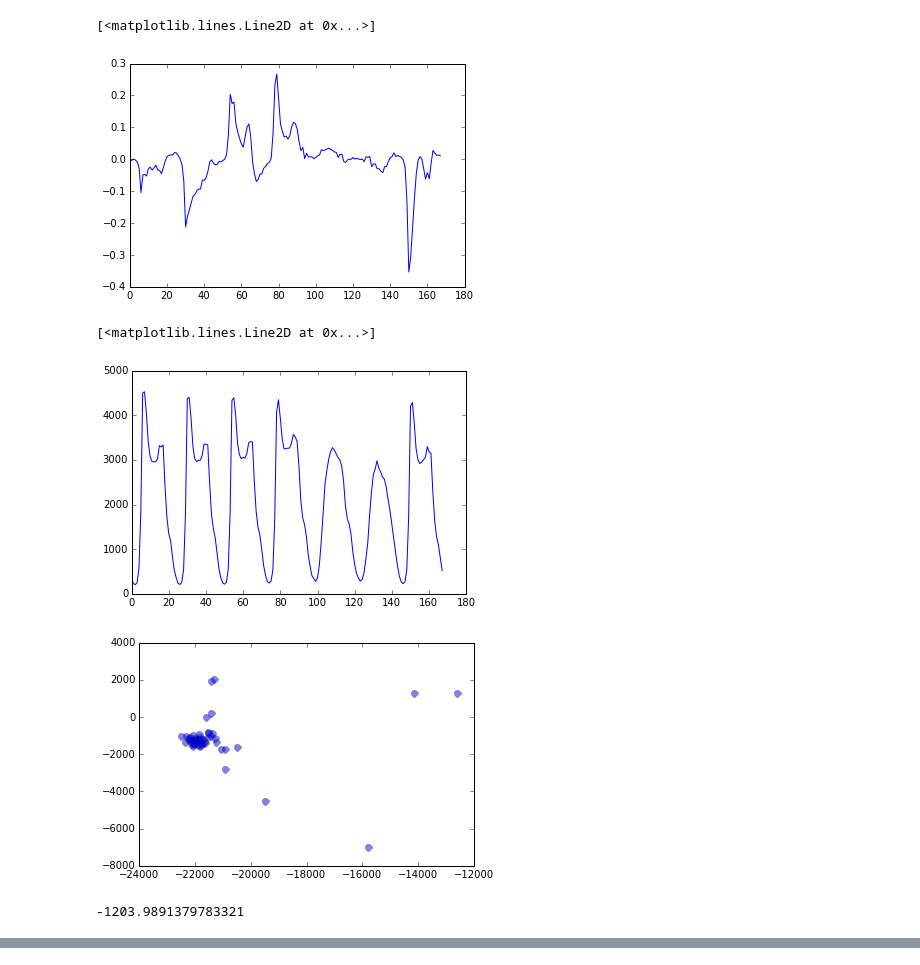
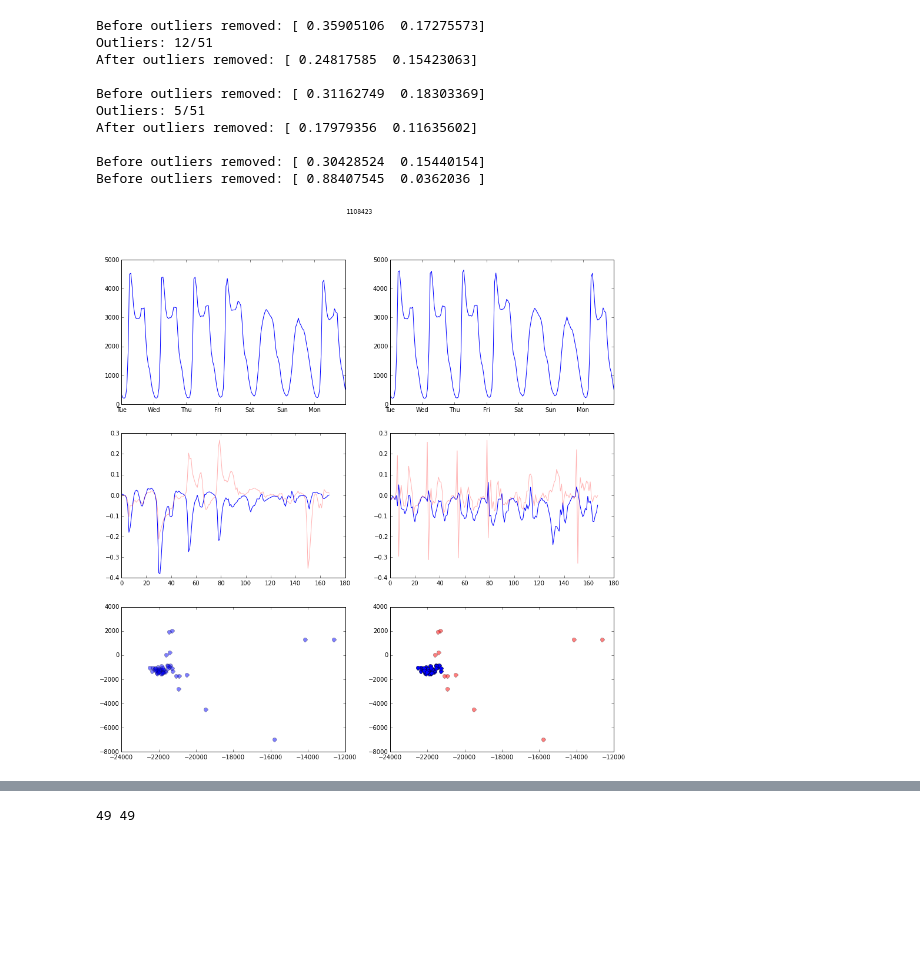
Before and after one commit to yoavfreund/BuildingSensorsCompression, a Jupyter notebook: Traffic data PCA.ipynb, the cells around one changed output, grey strips where cells are left out. Drawn from its saved outputs; the diff is of its cells as text; code cells hidden in the pictures; blank space fills up the shorter version.

Commit message:
more PCA analytics on traffic data

```diff
--- a/Traffic data PCA.ipynb
+++ b/Traffic data PCA.ipynb
@@ -0,0 +53,7 @@
+# %%
+stations = {}
+for station in stations_info.split('\n')[1:-1]:
+    station_id, info = station.split('\t')
+    district, route, direction, linetype = info.split('#')
+    stations[station_id] = (district, route, direction, linetype)
+print stations.items()[:3]
@@ -52,24 +113,23 @@ def count_wday(sd):
     print count
 
 def get_vectors(station):
+    def vectors_fillna(vectors):
+        average = np.nanmean(vectors, axis=0)
+        for i in range(len(vectors)):
+            for j in range(len(vectors[i])):
+                if isnan(vectors[i][j]):
+                    vectors[i][j] = average[j]
+        return vectors
+
     vectors = []
     p = data[station]
     for k in range(0, len(p), 7*24):
         if k + 7*24 <= len(p):
             vectors.append([(b) for a, b in p[k:k+7*24]])
+
+    days = []
+    for k in range(7*24):
+        days.append(p[k][0])
     # Monday is 0 and Sunday is 6
-    print p[0][0].weekday()
-    return np.array(vectors)
-
-def vectors_fillna(vectors):
-    average = np.nanmean(vectors, axis=0)
-    for i in range(len(vectors)):
-        for j in range(len(vectors[i])):
-            if isnan(vectors[i][j]):
-                vectors[i][j] = average[j]
-    return vectors
+    result = np.array(vectors)
+    return days, vectors_fillna(result)
-# %%
-station = data.keys()[0]
-vectors = get_vectors(station)
-vectors = vectors_fillna(vectors)
-vectors
@@ -102,20 +135,0 @@ plt.plot(components[0])
-# %%
-plt.plot(components[1])
-# %% [output]
-[<matplotlib.lines.Line2D at 0x...>]
-[figure, removed]
-# %%
-plt.plot(np.mean(vectors, axis=0))
-# %% [output]
-[<matplotlib.lines.Line2D at 0x...>]
-[figure, removed]
-# %%
-for v in vectors:
-    plt.plot(v.dot(components[0]), v.dot(components[1]),
-     'o', markersize=7, color='blue', alpha=0.5, label='class1')
-# %% [output]
-[figure, removed]
-# %%
-vectors[0].dot(components[1])
-# %% [output]
--1203.9891379783321
@@ -121,0 +200,18 @@ vectors[0].dot(components[1])
+# %%
+station1, station2, station3, station4 = '1108423', '1118020', '1108707', '1116023' # '1108627' # Route 8, 805, 78, 163, 78
+PCA_analysis(station1, (-24000, -21200, -2000, -500), 1)
+PCA_analysis(station2, (-31000, -28000, 4000, 9000), 2)
+PCA_analysis(station3, None, 3)
+PCA_analysis(station4, None, 4)
+# %% [output]
+Before outliers removed: [ 0.35905106  0.17275573]
+Outliers: 12/51
+After outliers removed: [ 0.24817585  0.15423063]
+
+Before outliers removed: [ 0.31162749  0.18303369]
+Outliers: 5/51
+After outliers removed: [ 0.17979356  0.11635602]
+
+Before outliers removed: [ 0.30428524  0.15440154]
+Before outliers removed: [ 0.88407545  0.0362036 ]
+[figure, added]
@@ -121,0 +221,4 @@ vectors[0].dot(components[1])
+# %%
+print len(stations), len(data)
+# %% [output]
+49 49
```
Also changed, not shown: parts of 10 cells of this notebook.
